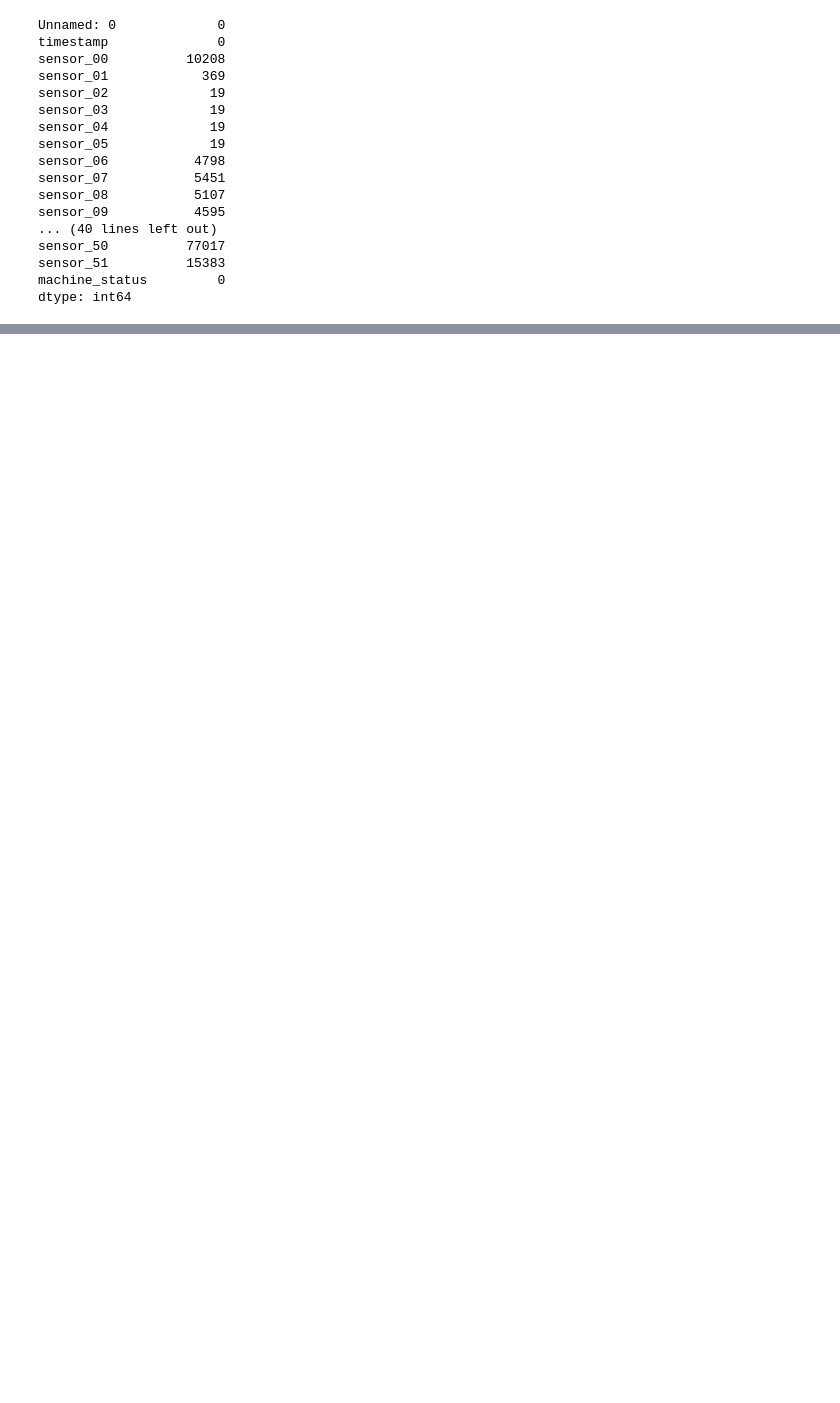
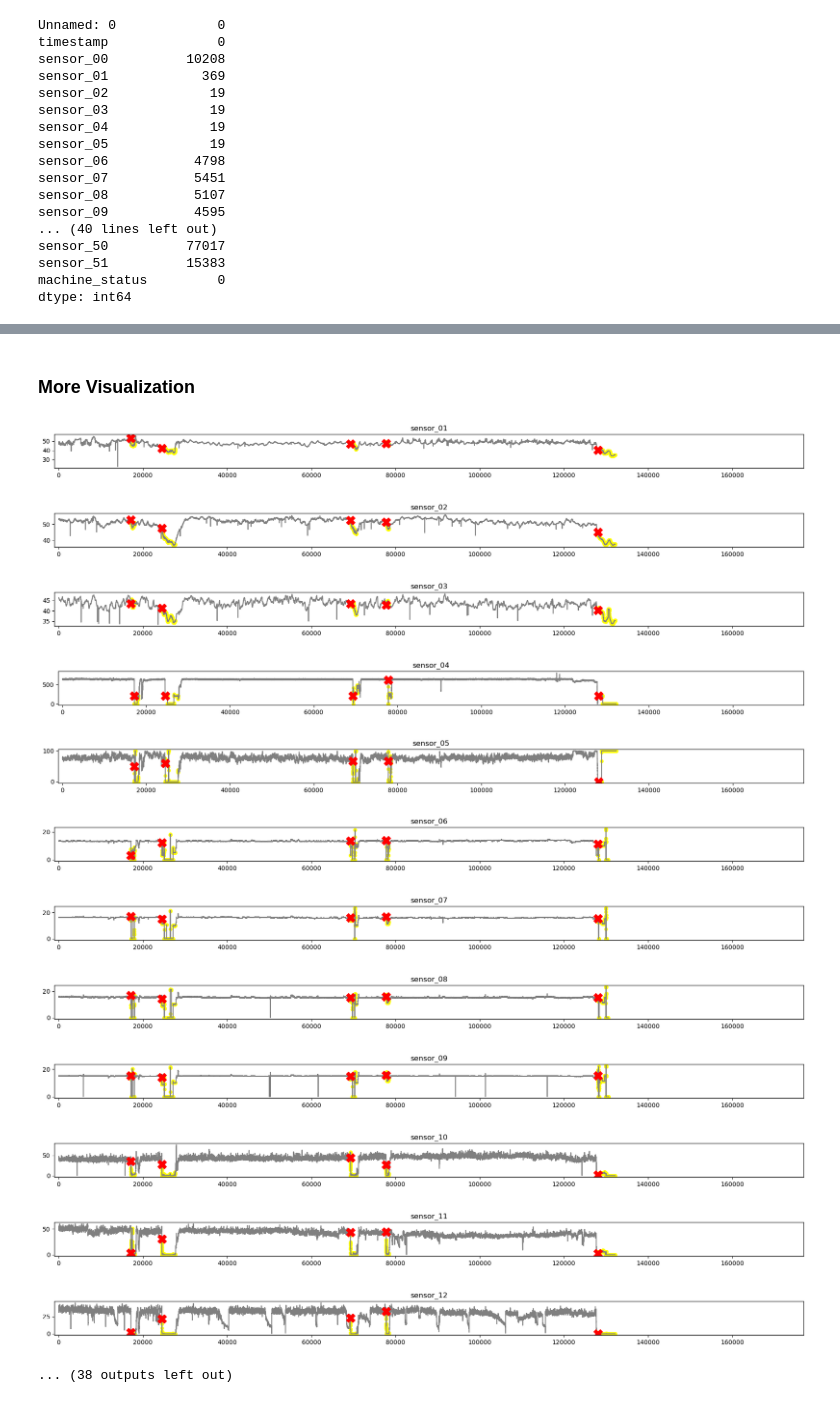
Before and after one commit to bigdog3626/SensorFailurePrediction, a Jupyter notebook: Pattern_Recognition_Project.ipynb, the cells around one changed output, grey strips where cells are left out. Saved outputs shown, nothing was run; the diff lists cells and outputs as text; code cells hidden in the pictures; blank space fills up the shorter version.

```diff
--- a/Pattern_Recognition_Project.ipynb
+++ b/Pattern_Recognition_Project.ipynb
@@ -179,4 +156,0 @@ Apply a custom scalar absed on machine status to create a column that displays t
-# %%
-conditions = [(df['machine_status'] == 'NORMAL'), (df['machine_status'] == 'RECOVERING'), (df['machine_status'] == 'BROKEN')]
-choices = [1,0.5,0]
-df['Operation']  = np.select(condlist=conditions, choicelist=choices)
@@ -390,0 +173,7 @@ plt.scatter(pred, y_test)
+# %%
+# Seeing that we have 7 total breaks we can split this 60/40 leaving at least 2 system breaks in our test data to see if we are correctly prediciting
+from sklearn.model_selection import train_test_split
+
+last_40percent = round(len(df) - len(df)*.4)
+train = df.iloc[ :last_40percent, :]
+test = df.iloc[last_40percent: ,:]
@@ -390,0 +188,32 @@ plt.scatter(pred, y_test)
+# %% [markdown]
+### More Visualization
+# %%
+# get useful columns and rows
+sensor_cols = train.iloc[:,1:]
+broken_rows = train[train['machine_status']=='BROKEN']
+recovery_rows = train[train['machine_status']=='RECOVERING']
+normal_rows = train[train['machine_status']=='NORMAL']
+machine_status_col = train['machine_status']
+# %%
+# Linegraphs with attributes/features highlights
+for sensor in sensor_cols:
+    plot = plt.figure(figsize=(22,1))
+    plot = plt.plot(recovery_rows[sensor], linestyle = 'none', marker='o', color='yellow', markersize=5)
+    plot = plt.plot(train[sensor], color='grey')
+    plot = plt.plot(broken_rows[sensor], linestyle='none', marker='X', color='red',markersize=14)
+    plot = plt.title(sensor)
+    plt.xlim((-1000, 177000))
+# %% [output]
+[figure, added]
+[figure, added]
+[figure, added]
+[figure, added]
+[figure, added]
+[figure, added]
+[figure, added]
+[figure, added]
+[figure, added]
+[figure, added]
+[figure, added]
+[figure, added]
+... (38 outputs left out)
```
Also changed, not shown: parts of 72 cells of this notebook.
